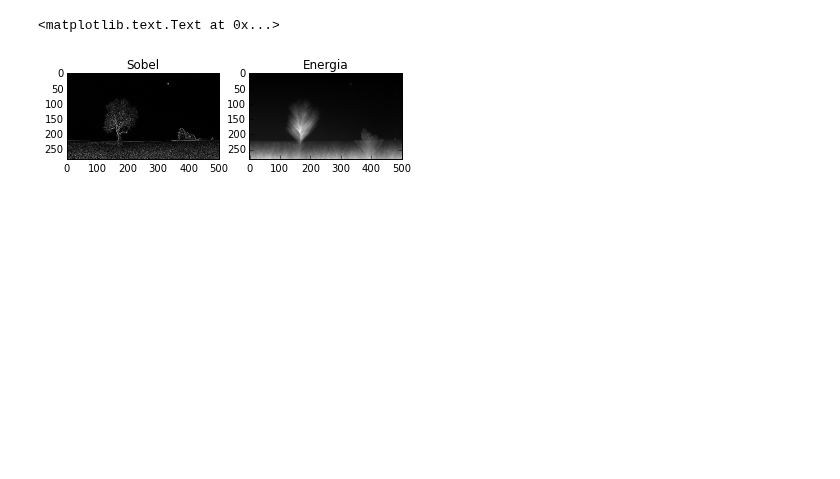
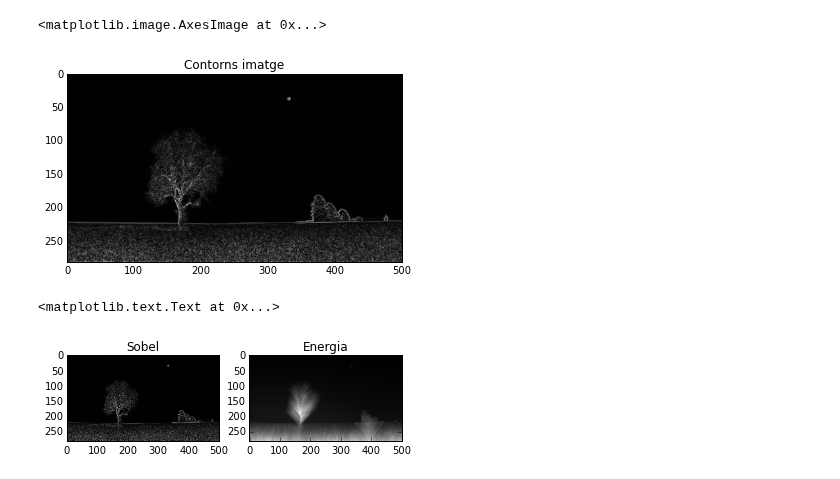
Before and after one commit to cnavas88/Image-Processing, a Jupyter notebook: practica3/Practica3.ipynb, the cells around one changed output. Drawn from its saved outputs; the diff is of its cells as text; code cells hidden in the pictures; blank space fills up the shorter version.

```diff
--- a/practica3/Practica3.ipynb
+++ b/practica3/Practica3.ipynb
@@ -32,2 +24,16 @@ plt.imshow(grad)
+# %%
+def gradient(img):
+    '''
+    compute image gradient magnitude matrix.
+    '''
+    gx, gy = np.gradient(img)
+    grad = np.sqrt(gx*gx + gy*gy)
+    return grad
+grad = gradient(img)
+plt.title('Contorns imatge')
+plt.imshow(grad, cmap="gray" )
+# %% [output]
+<matplotlib.image.AxesImage at 0x...>
+[figure, added]
 # %%
 #normalitzacio d'imatge
```
Also changed, not shown: parts of 8 cells of this notebook.
